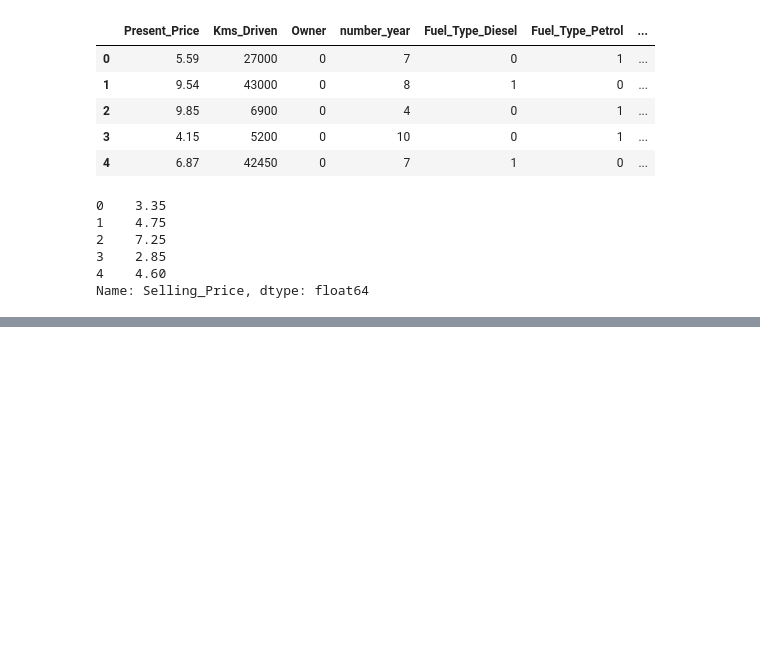
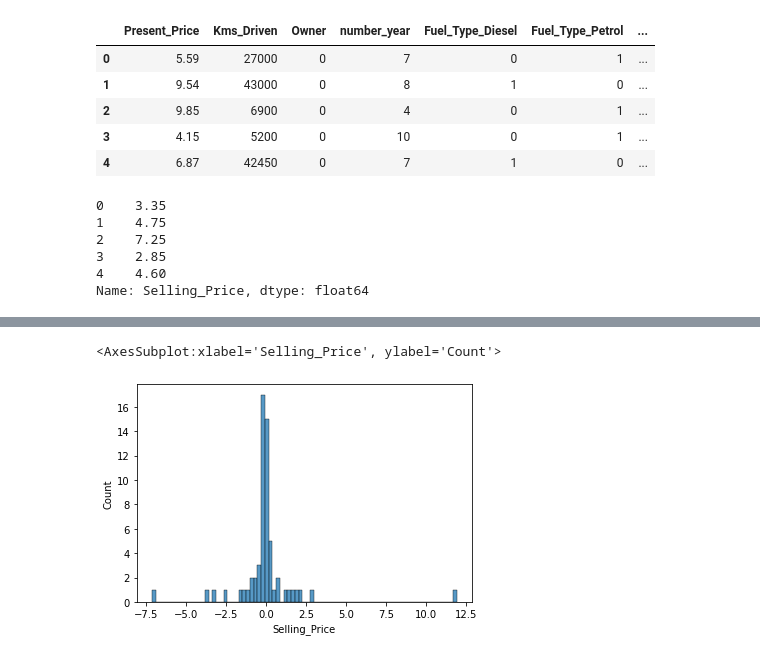
Before and after one commit to bahkali/Car-Predictor, a Jupyter notebook: CarClassifier.ipynb, the cells around one changed output, grey strips where cells are left out. Saved outputs shown, nothing was run; the diff lists cells and outputs as text; code cells hidden in the pictures; blank space fills up the shorter version.

```diff
--- a/CarClassifier.ipynb
+++ b/CarClassifier.ipynb
@@ -220,0 +271,9 @@ Name: Selling_Price, dtype: float64
+# %%
+random_grid = {
+    "n_estimators": n_estimators,
+    "max_features": max_features,
+    "max_depth": max_depth,
+    "min_samples_split": min_samples_split,
+    "min_samples_leaf": min_samples_leaf
+}
+print(random_grid)
@@ -220,0 +282,13 @@ Name: Selling_Price, dtype: float64
+# %%
+rf = RandomizedSearchCV(
+    estimator = rf_random,
+    param_distributions = random_grid,
+    scoring="neg_mean_squared_error",
+    n_iter = 10,
+    cv = 5,
+    verbose=2,
+    random_state =42,
+    n_jobs = 1
+)
+# %%
+rf.fit(X_train, y_train)
@@ -220,0 +325,2 @@ Name: Selling_Price, dtype: float64
+# %%
+predictions = rf.predict(X_test)
@@ -220,0 +341,5 @@ Name: Selling_Price, dtype: float64
+# %%
+sns.histplot(y_test-predictions)
+# %% [output]
+<AxesSubplot:xlabel='Selling_Price', ylabel='Count'>
+[figure, added]
```
Also changed, not shown: parts of 15 cells of this notebook, 2 other files.
